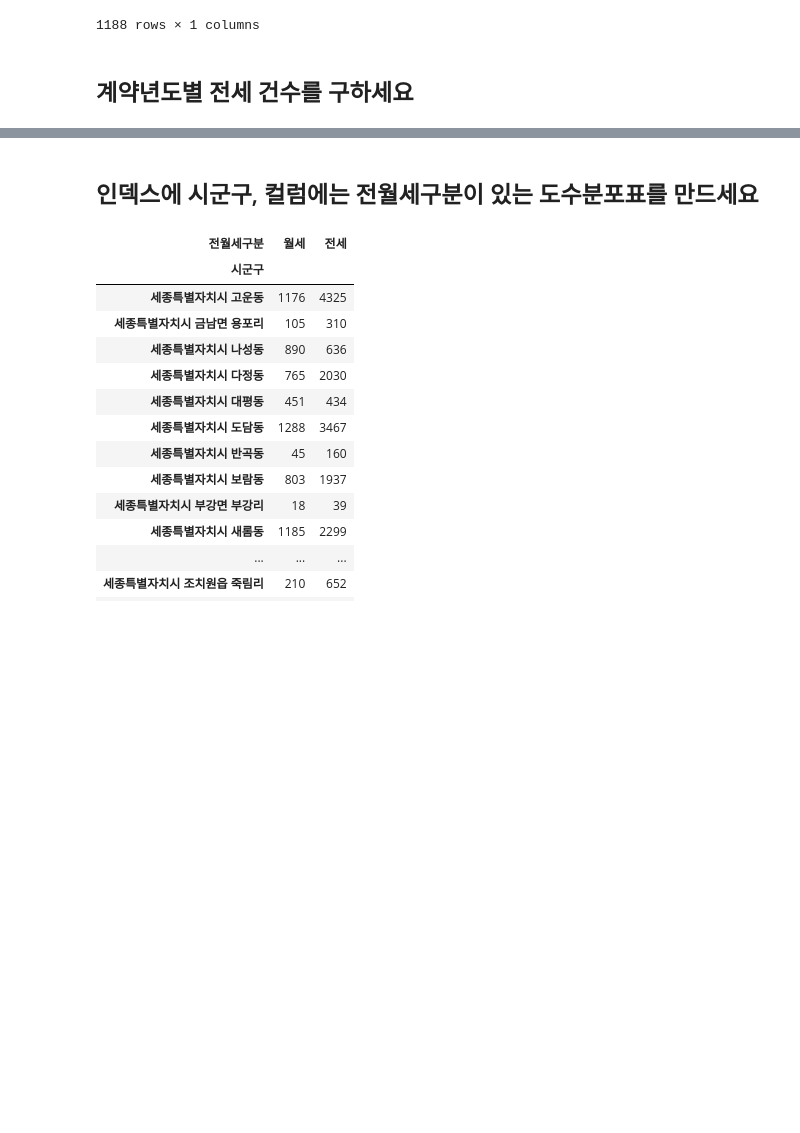
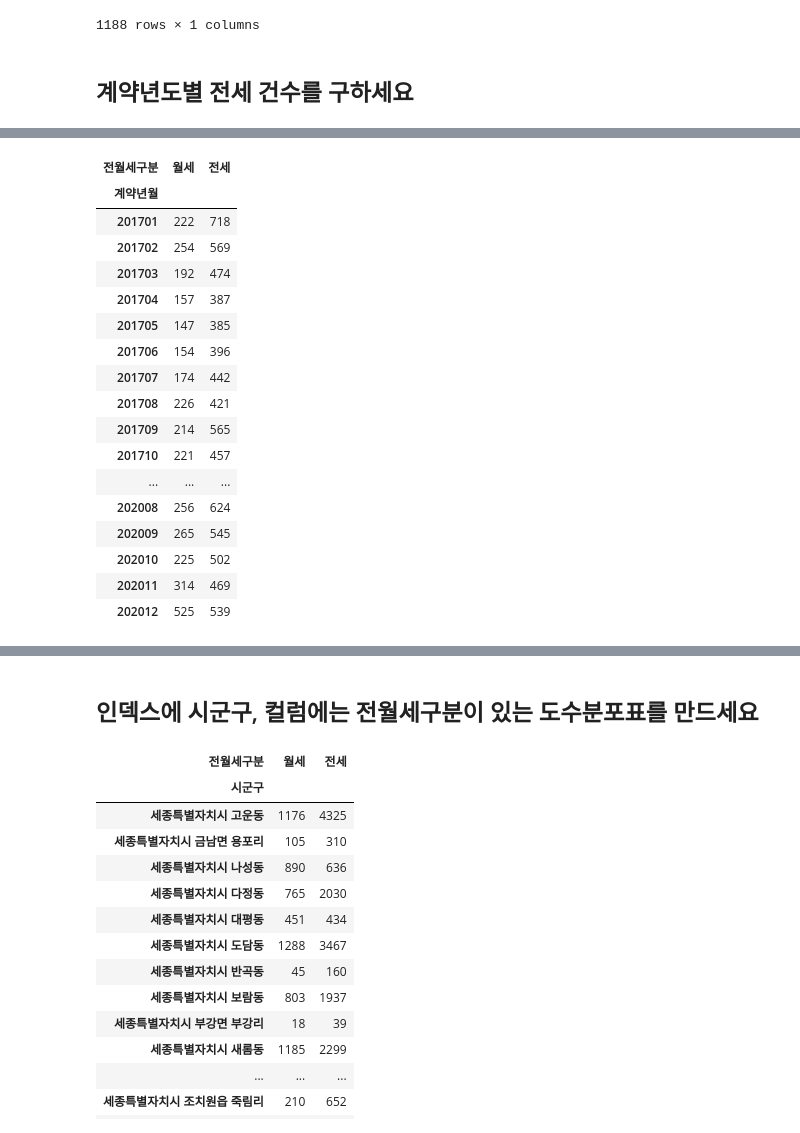
Before and after one commit to blackbutterfly0852/ADP, a Jupyter notebook: 220831_3_데이터핸들링_1_과제.ipynb, the cells around one changed output, grey strips where cells are left out. Drawn from its saved outputs; the diff is of its cells as text; code cells hidden in the pictures; blank space fills up the shorter version.

```diff
--- a/220831_3_데이터핸들링_1_과제.ipynb
+++ b/220831_3_데이터핸들링_1_과제.ipynb
@@ -90,0 +95,22 @@ df.head(10)
+# %%
+# 계약년월 별 전세건수_2
+pd.crosstab(df['계약년월'], df['전월세구분'], dropna = True )
+# %% [output]
+| 전월세구분 | 월세 | 전세 |
+| 계약년월 |  |  |
+| 201701 | 222 | 718 |
+| 201702 | 254 | 569 |
+| 201703 | 192 | 474 |
+| 201704 | 157 | 387 |
+| 201705 | 147 | 385 |
+| 201706 | 154 | 396 |
+| 201707 | 174 | 442 |
+| 201708 | 226 | 421 |
+| 201709 | 214 | 565 |
+| 201710 | 221 | 457 |
+| ... | ... | ... |
+| 202008 | 256 | 624 |
+| 202009 | 265 | 545 |
+| 202010 | 225 | 502 |
+| 202011 | 314 | 469 |
+| 202012 | 525 | 539 |
```
Also changed, not shown: parts of 4 cells of this notebook.
